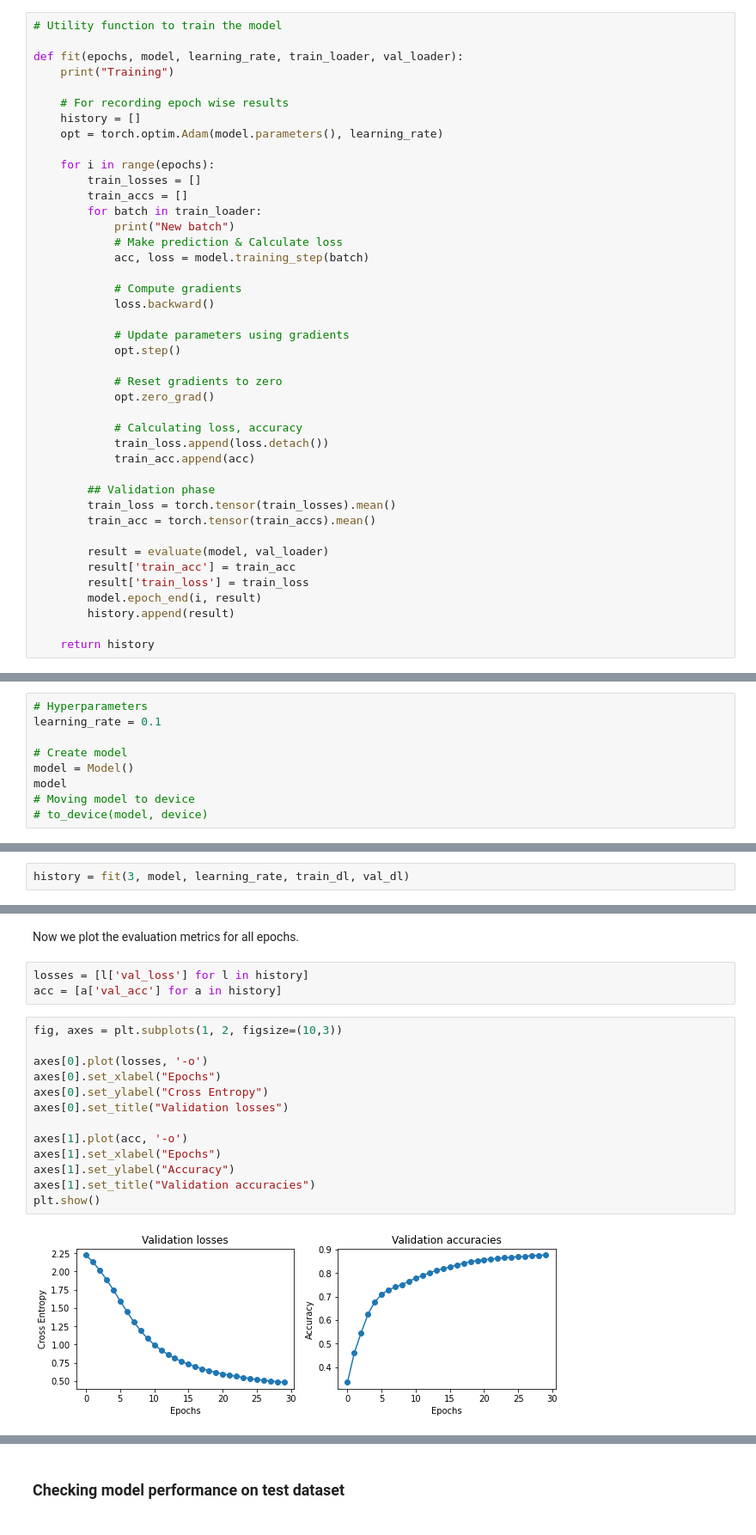
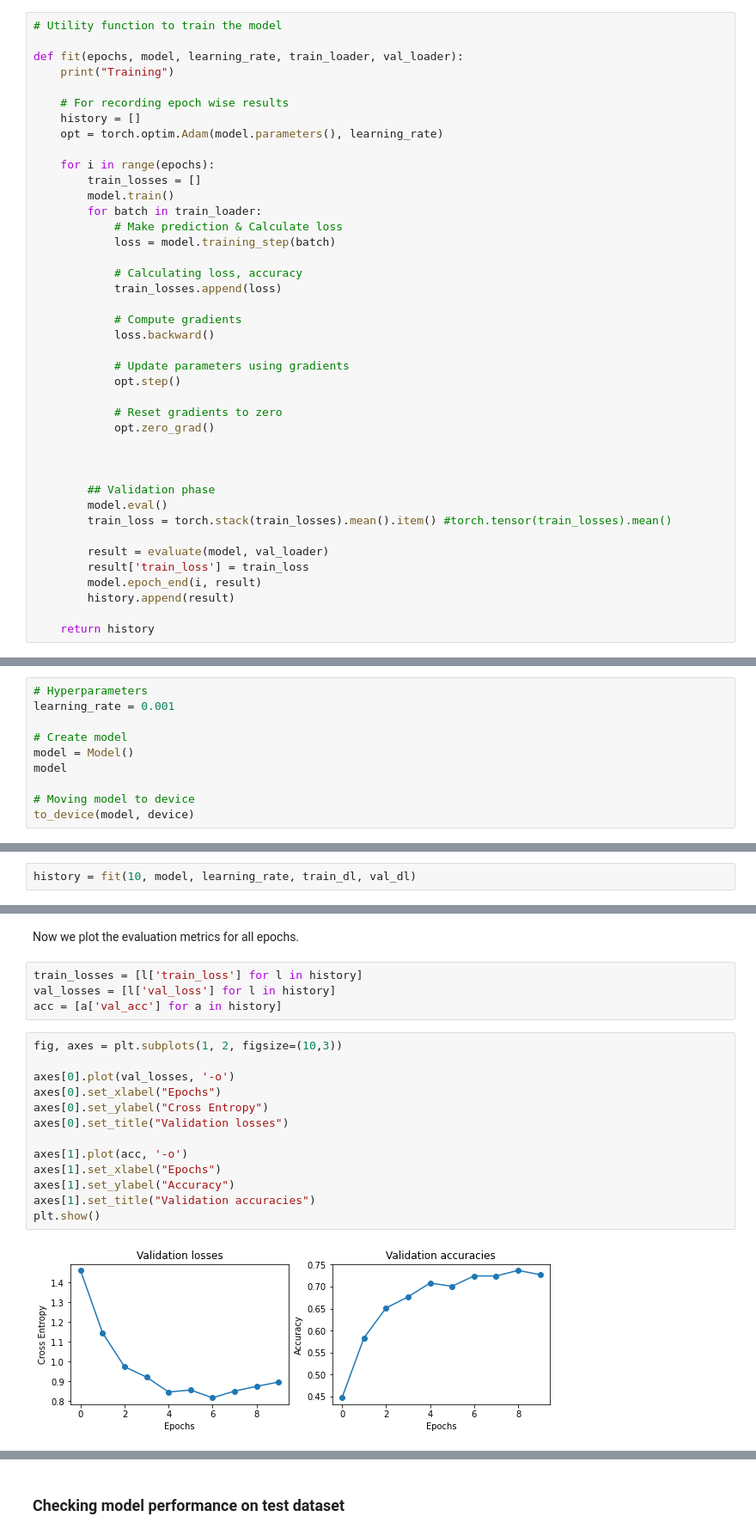
Before and after one commit to AnirbanMukherjeeXD/pytorch-lessons, a Jupyter notebook: 6_image_classification_on_CIFAR10_using_cnn_GPU.ipynb, the cells around one changed output, grey strips where cells are left out. Shown at 86% size. Saved outputs shown, nothing was run; the diff lists cells and outputs as text.

```diff
--- a/6_image_classification_on_CIFAR10_using_cnn_GPU.ipynb
+++ b/6_image_classification_on_CIFAR10_using_cnn_GPU.ipynb
@@ -321,11 +324,13 @@ def fit(epochs, model, learning_rate, train_loader, val_loader):
 
     for i in range(epochs):
         train_losses = []
-        train_accs = []
+        model.train()
         for batch in train_loader:
-            print("New batch")
             # Make prediction & Calculate loss
-            acc, loss = model.training_step(batch)
+            loss = model.training_step(batch)
+
+            # Calculating loss, accuracy
+            train_losses.append(loss)
 
             # Compute gradients
             loss.backward()
@@ -336,16 +341,13 @@ def fit(epochs, model, learning_rate, train_loader, val_loader):
             # Reset gradients to zero
             opt.zero_grad()
 
-            # Calculating loss, accuracy
-            train_loss.append(loss.detach())
-            train_acc.append(acc)
+
 
         ## Validation phase
-        train_loss = torch.tensor(train_losses).mean()
-        train_acc = torch.tensor(train_accs).mean()
+        model.eval()
+        train_loss = torch.stack(train_losses).mean().item() #torch.tensor(train_losses).mean()
 
         result = evaluate(model, val_loader)
-        result['train_acc'] = train_acc
         result['train_loss'] = train_loss
         model.epoch_end(i, result)
         history.append(result)
@@ -362,13 +364,14 @@ def evaluate(model, val_loader):
 ### Creating and training model
 # %%
 # Hyperparameters
-learning_rate = 0.1
+learning_rate = 0.001
 
 # Create model
 model = Model()
 model
+
 # Moving model to device
-# to_device(model, device)
+to_device(model, device)
 # %% [output]
 Model(
   (network): Sequential(
@@ -399,4 +393,4 @@ len(dataset)/128
 # %%
-history = fit(3, model, learning_rate, train_dl, val_dl)
+history = fit(10, model, learning_rate, train_dl, val_dl)
 # %% [output]
 Training
@@ -409,20 +407,21 @@ KeyboardInterrupt:
 # %% [markdown]
 Now we plot the evaluation metrics for all epochs.
 # %%
-losses = [l['val_loss'] for l in history]
+train_losses = [l['train_loss'] for l in history]
+val_losses = [l['val_loss'] for l in history]
 acc = [a['val_acc'] for a in history]
 # %%
 fig, axes = plt.subplots(1, 2, figsize=(10,3))
 
-axes[0].plot(losses, '-o')
+axes[0].plot(val_losses, '-o')
 axes[0].set_xlabel("Epochs")
 axes[0].set_ylabel("Cross Entropy")
 axes[0].set_title("Validation losses")
 
 axes[1].plot(acc, '-o')
 axes[1].set_xlabel("Epochs")
 axes[1].set_ylabel("Accuracy")
 axes[1].set_title("Validation accuracies")
 plt.show()
 # %% [output]
-[figure, old version]
+[figure, new version]
```
Also changed, not shown: parts of 26 cells of this notebook.
